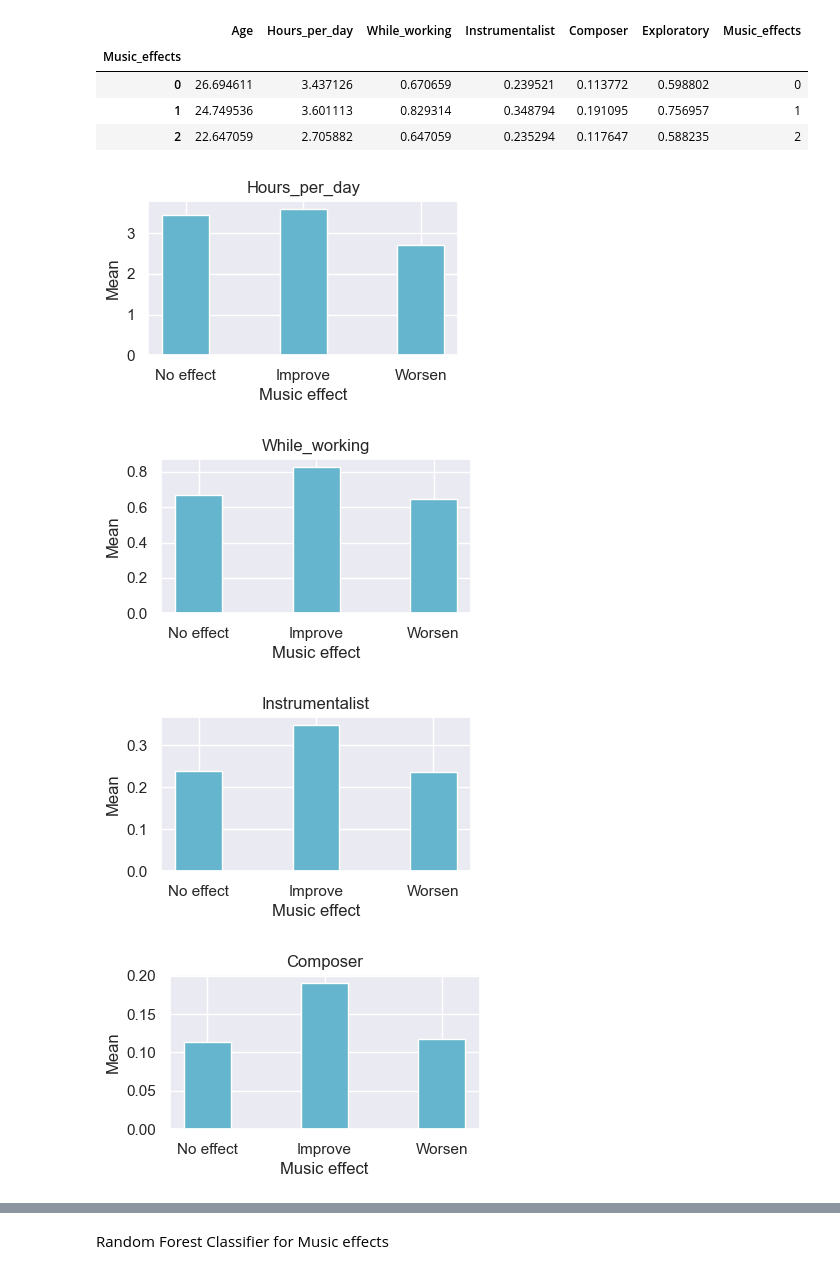
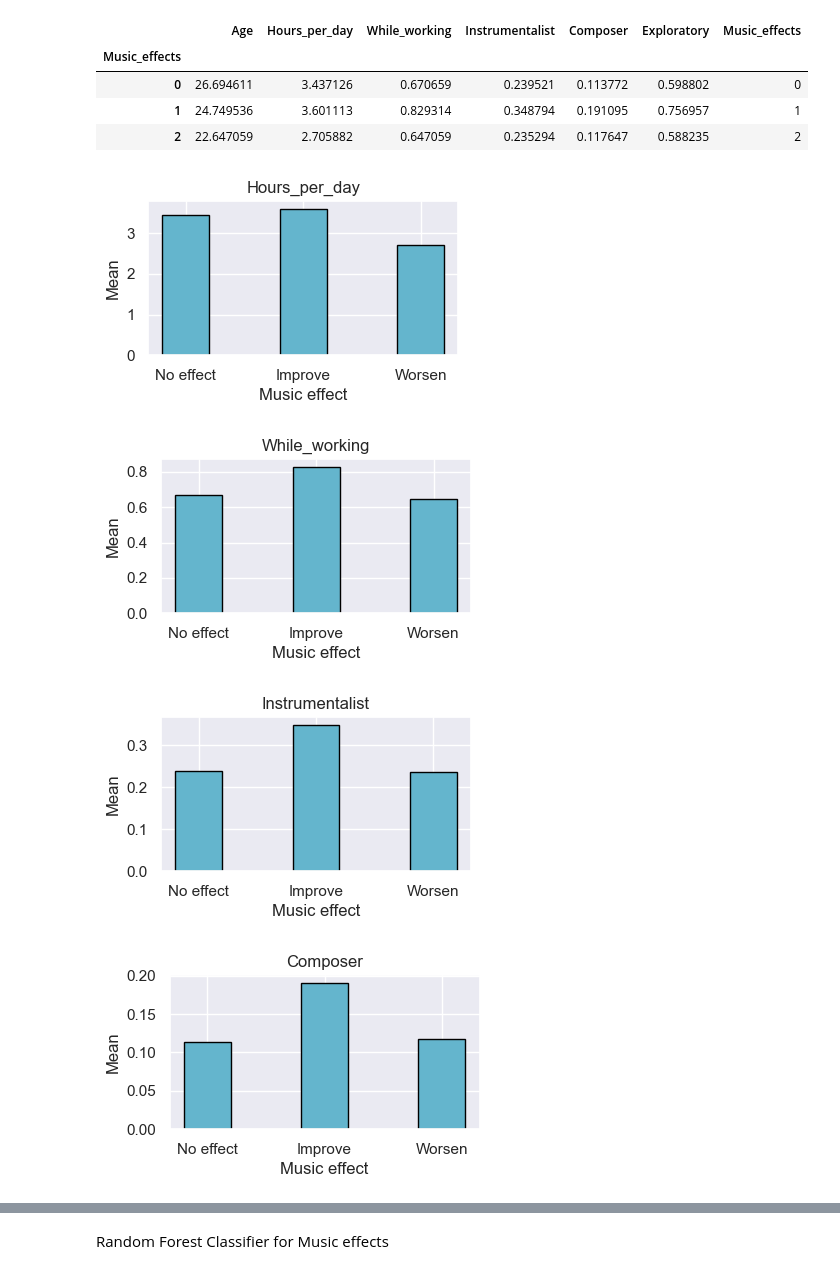
Before and after one commit to alessiasanfelici/Programming-2022-2023, a Jupyter notebook: Music & Mental Health.ipynb, the cells around one changed output, grey strips where cells are left out. Drawn from its saved outputs; the diff is of its cells as text; code cells hidden in the pictures.

```diff
--- a/Music & Mental Health.ipynb
+++ b/Music & Mental Health.ipynb
@@ -378,14 +379,14 @@ for i in range(0,2):
     for j in range(2,4):
         if i == 0: #creation of the graphs in the first row
             axs[i,j-2].hist([music_health_df.loc[music_health_df[music_health_df.columns[-2]] == 0,music_health_df.columns[23:27][i+j-2]], music_health_df.loc[music_health_df[music_health_df.columns[-2]] == 1,music_health_df.columns[23:27][i+j-2]],
-            music_health_df.loc[music_health_df[music_health_df.columns[-2]] == 2,music_health_df.columns[23:27][i+j-2]]], color = ["mediumturquoise", "cornflowerblue", "blue"], label = ["No effect", "Improve", "Worsen"], width=0.25)
+            music_health_df.loc[music_health_df[music_health_df.columns[-2]] == 2,music_health_df.columns[23:27][i+j-2]]], color = ["mediumturquoise", "cornflowerblue", "blue"], label = ["No effect", "Improve", "Worsen"], width=0.25, align = "right")
             axs[i,j-2].title.set_text(music_health_df.columns[23:27][i+j-2])
             axs[i,j-2].set_xlabel(music_health_df.columns[23:27][i+j-2])
             axs[i,j-2].set_ylabel("Frequence")
             axs[i,j-2].legend()
         else: #creation of the graphs in the second row
             axs[i,j-2].hist([music_health_df.loc[music_health_df[music_health_df.columns[-2]] == 0,music_health_df.columns[23:27][i+j-1]], music_health_df.loc[music_health_df[music_health_df.columns[-2]] == 1,music_health_df.columns[23:27][i+j-1]],
-            music_health_df.loc[music_health_df[music_health_df.columns[-2]] == 2,music_health_df.columns[23:27][i+j-1]]], color = ["mediumturquoise", "cornflowerblue", "blue"], label = ["No effect", "Improve", "Worsen"], width=0.25)
+            music_health_df.loc[music_health_df[music_health_df.columns[-2]] == 2,music_health_df.columns[23:27][i+j-1]]], color = ["mediumturquoise", "cornflowerblue", "blue"], label = ["No effect", "Improve", "Worsen"], width=0.25, align = "right")
             axs[i,j-2].title.set_text(music_health_df.columns[23:27][i+j-1])
             axs[i,j-2].set_xlabel(music_health_df.columns[23:27][i+j-1])
             axs[i,j-2].set_ylabel("Frequence")
@@ -514,15 +479,15 @@ data_groupby_effects_mean
 # %%
 #creation of bar chart for every column from 1 to 6 (representing the mean of each column grouped by music effects)
 for i in data_groupby_effects_mean.columns[1:6]:
     plt.figure(figsize = (4,2))
-    plt.bar(data_groupby_effects_mean["Music_effects"].index, data_groupby_effects_mean[i], width = 0.4, color = "c")
+    plt.bar(data_groupby_effects_mean["Music_effects"].index, data_groupby_effects_mean[i], width = 0.4, color = "c", edgecolor = "black")
     plt.xlabel("Music effect")
     plt.ylabel("Mean")
     plt.title(i)
     plt.xticks([0, 1, 2], ["No effect", "Improve", "Worsen"])
     plt.show()
 # %% [output]
-[figure, old version]
+[figure, new version]
-[figure, old version]
+[figure, new version]
-[figure, old version]
+[figure, new version]
-[figure, old version]
+[figure, new version]
```
Also changed, not shown: parts of 31 cells of this notebook, 1 other file.
